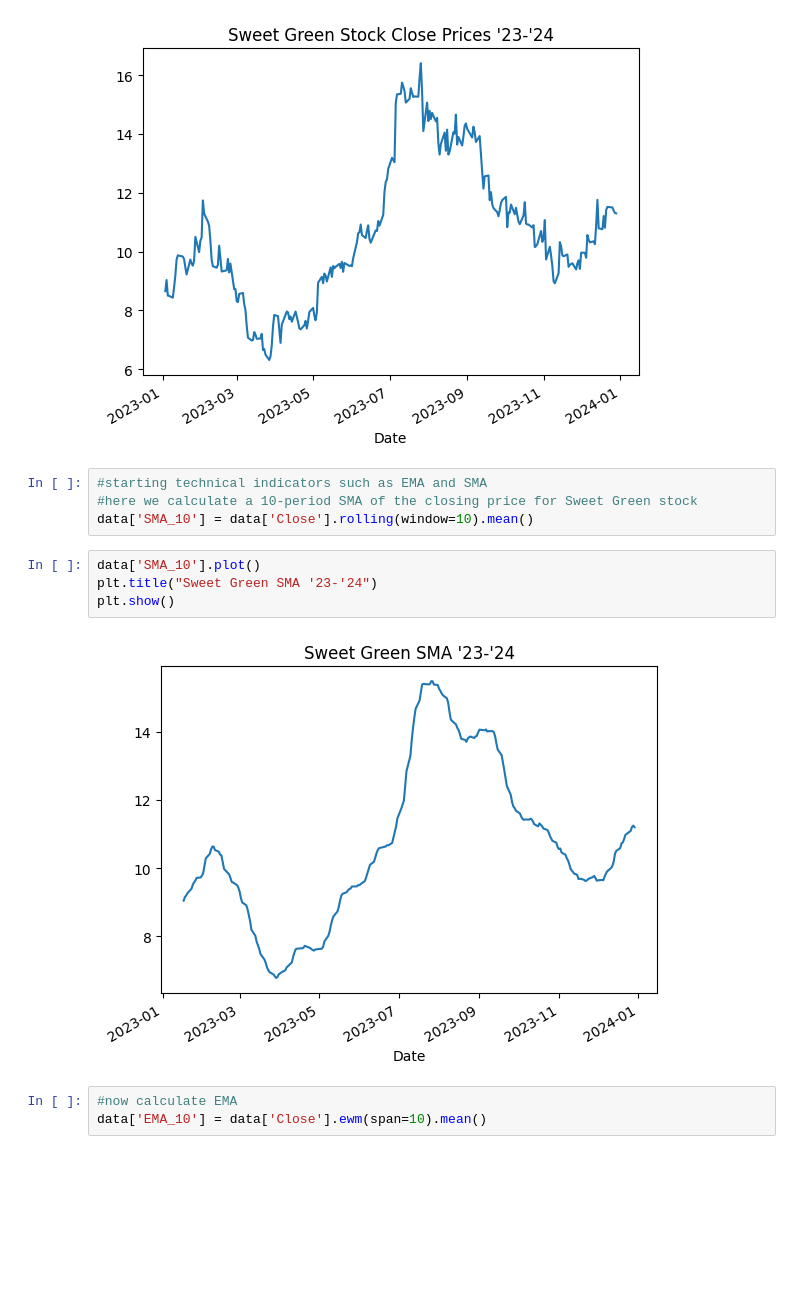
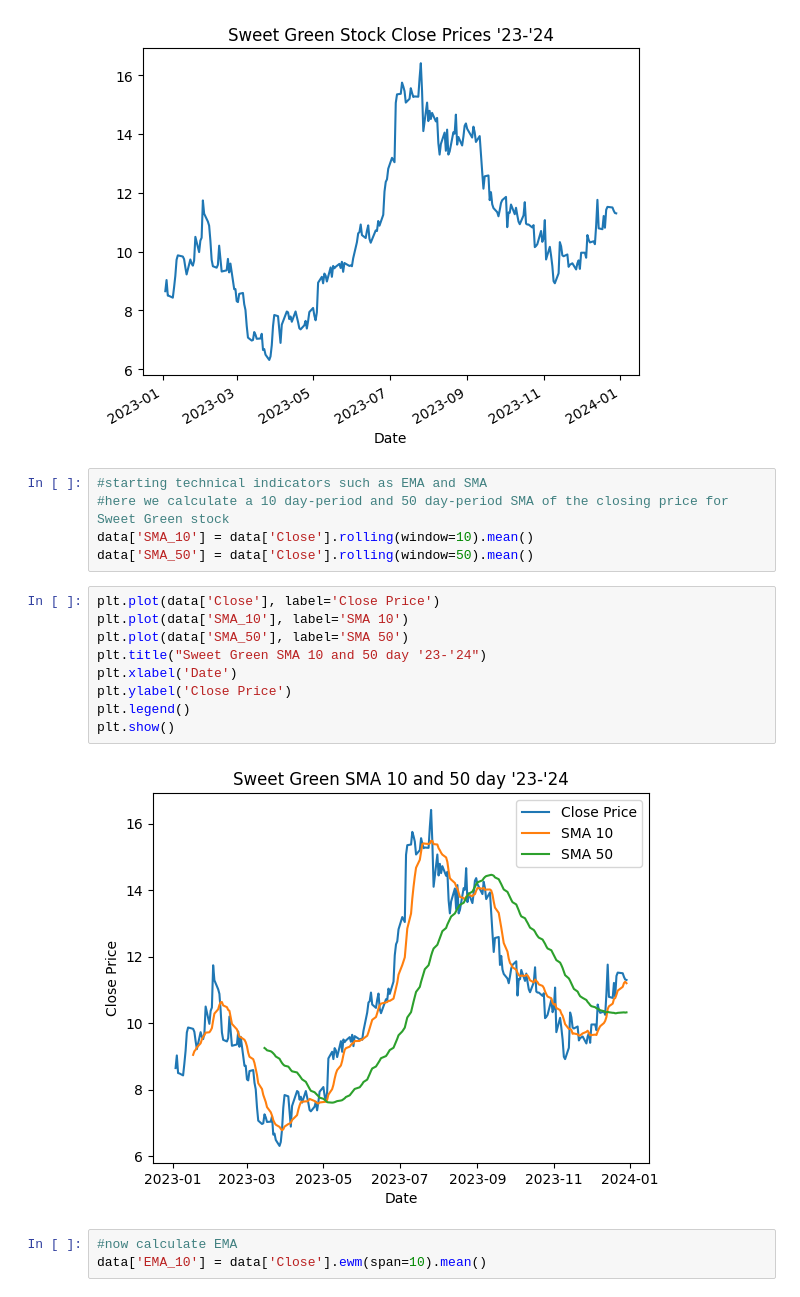
Before and after one commit to jomorro/sma_trading_bot, a Jupyter notebook: sma_trading_bot.ipynb, the cells around one changed output. Cells and saved outputs as stored; diff of their text form; blank space fills up the shorter version.

Commit message:
updated graphs for strategies

```diff
--- a/sma_trading_bot.ipynb
+++ b/sma_trading_bot.ipynb
@@ -74,14 +74,20 @@ plt.show()
 [figure]
 # %%
 #starting technical indicators such as EMA and SMA
-#here we calculate a 10-period SMA of the closing price for Sweet Green stock
+#here we calculate a 10 day-period and 50 day-period SMA of the closing price for Sweet Green stock
 data['SMA_10'] = data['Close'].rolling(window=10).mean()
+data['SMA_50'] = data['Close'].rolling(window=50).mean()
 # %%
-data['SMA_10'].plot()
-plt.title("Sweet Green SMA '23-'24")
+plt.plot(data['Close'], label='Close Price')
+plt.plot(data['SMA_10'], label='SMA 10')
+plt.plot(data['SMA_50'], label='SMA 50')
+plt.title("Sweet Green SMA 10 and 50 day '23-'24")
+plt.xlabel('Date')
+plt.ylabel('Close Price')
+plt.legend()
 plt.show()
 # %% [output]
-[figure, old version]
+[figure, new version]
 # %%
 #now calculate EMA
 data['EMA_10'] = data['Close'].ewm(span=10).mean()
```
Also changed, not shown: parts of 3 cells of this notebook.
